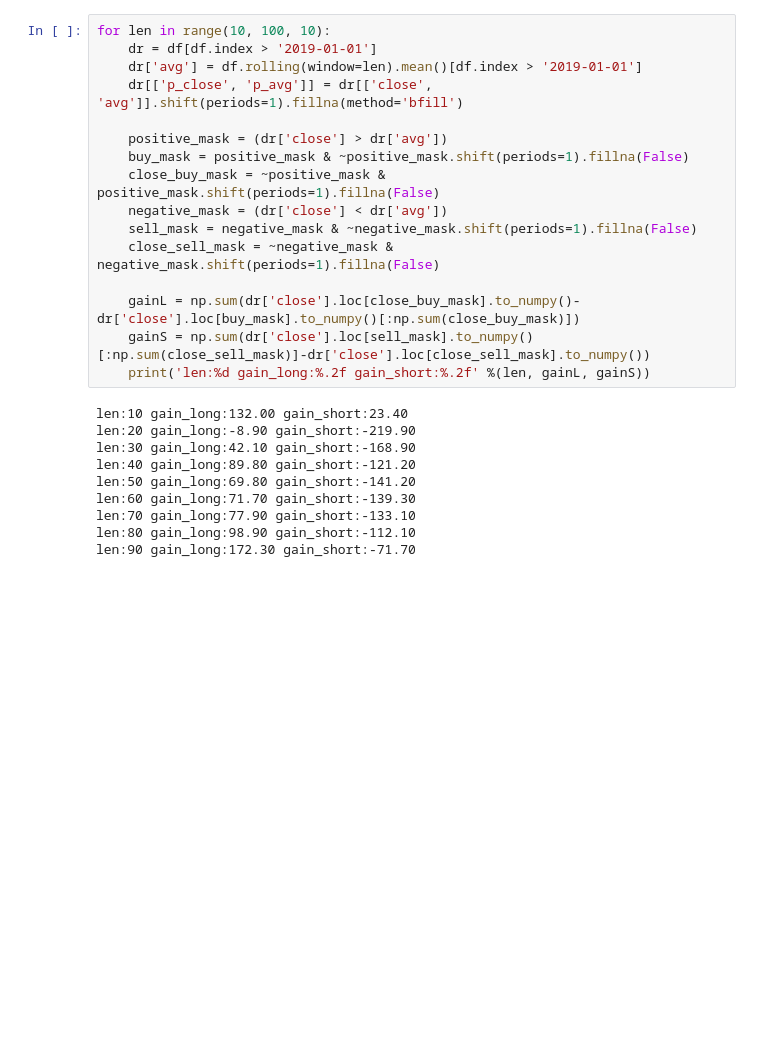
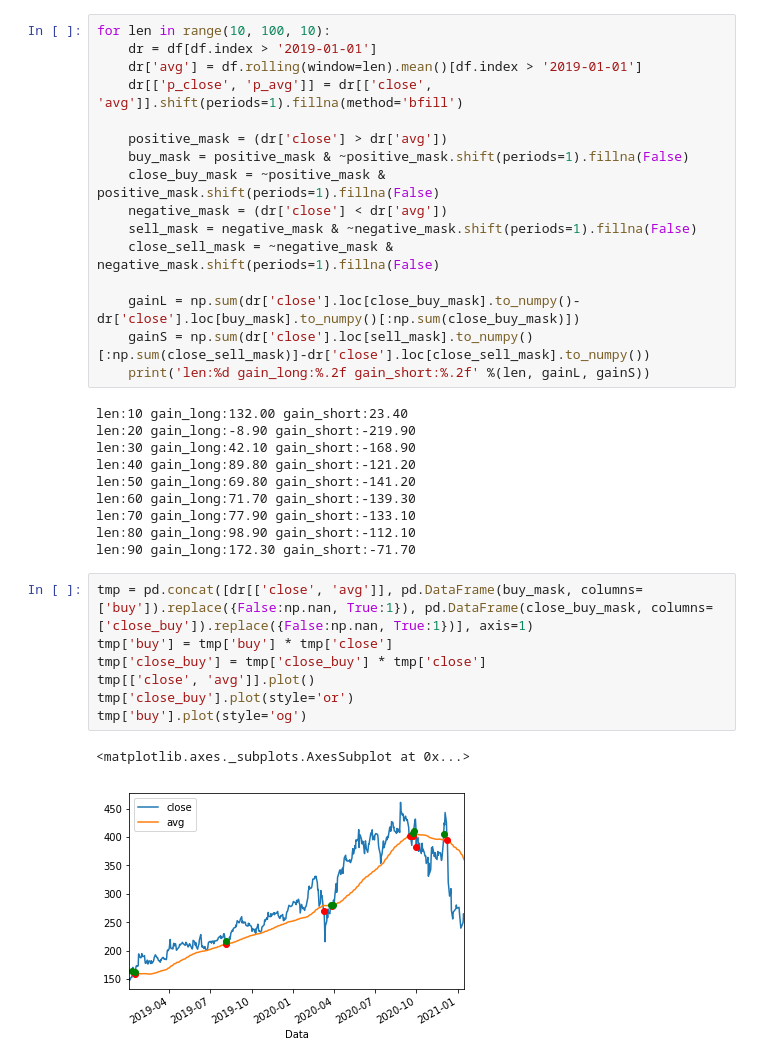
Before and after one commit to mismaja/cdp---simple, a Jupyter notebook: temp.ipynb, the cells around one changed output. Cells and saved outputs as stored; diff of their text form; blank space fills up the shorter version.

```diff
--- a/temp.ipynb
+++ b/temp.ipynb
@@ -133,3 +133,13 @@ len:60 gain_long:71.70 gain_short:-139.30
 len:70 gain_long:77.90 gain_short:-133.10
 len:80 gain_long:98.90 gain_short:-112.10
 len:90 gain_long:172.30 gain_short:-71.70
+# %%
+tmp = pd.concat([dr[['close', 'avg']], pd.DataFrame(buy_mask, columns=['buy']).replace({False:np.nan, True:1}), pd.DataFrame(close_buy_mask, columns=['close_buy']).replace({False:np.nan, True:1})], axis=1)
+tmp['buy'] = tmp['buy'] * tmp['close']
+tmp['close_buy'] = tmp['close_buy'] * tmp['close']
+tmp[['close', 'avg']].plot()
+tmp['close_buy'].plot(style='or')
+tmp['buy'].plot(style='og')
+# %% [output]
+<matplotlib.axes._subplots.AxesSubplot at 0x...>
+[figure, added]
```
Also changed, not shown: parts of 1 cell of this notebook, 1 other file.
